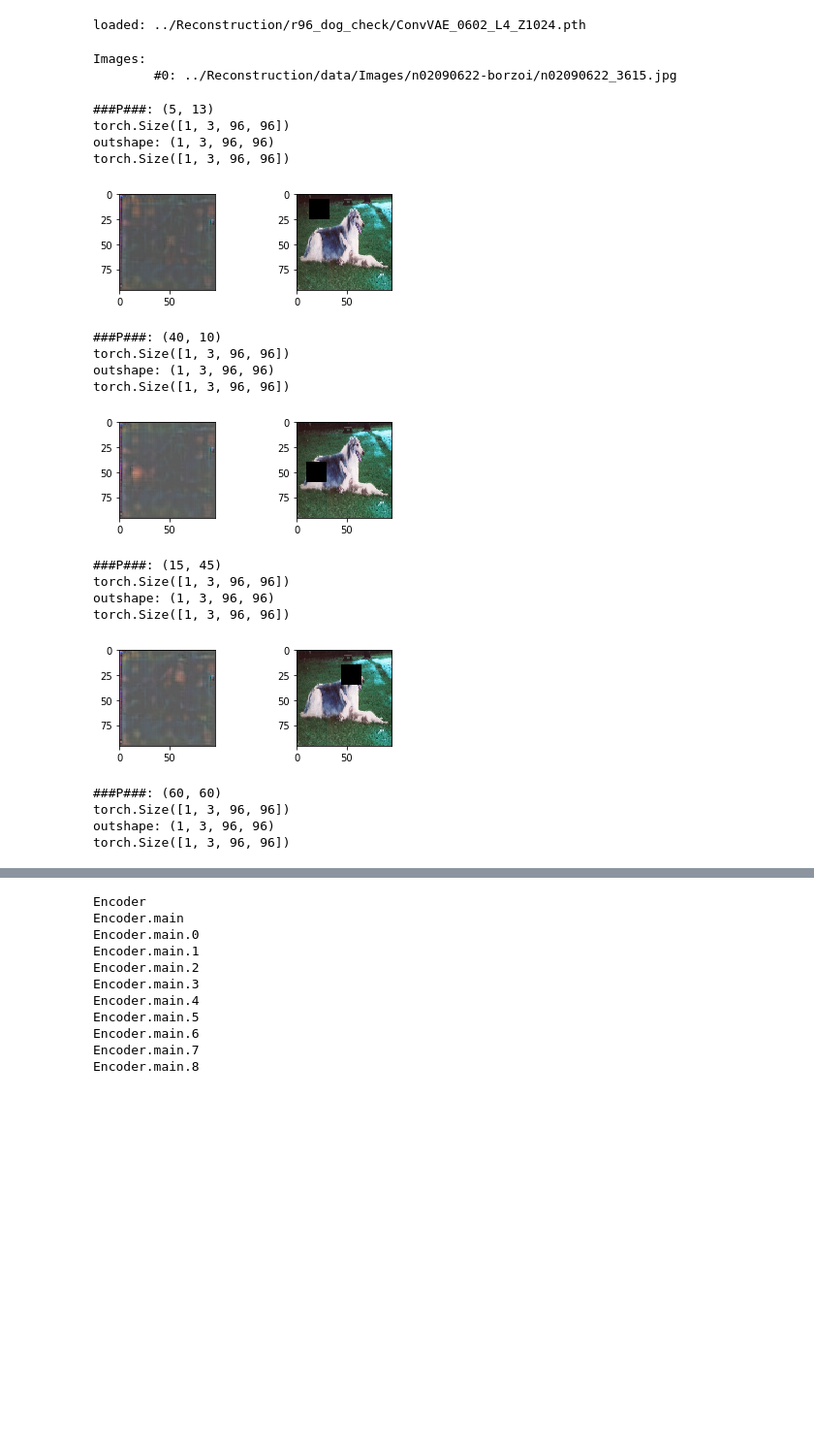
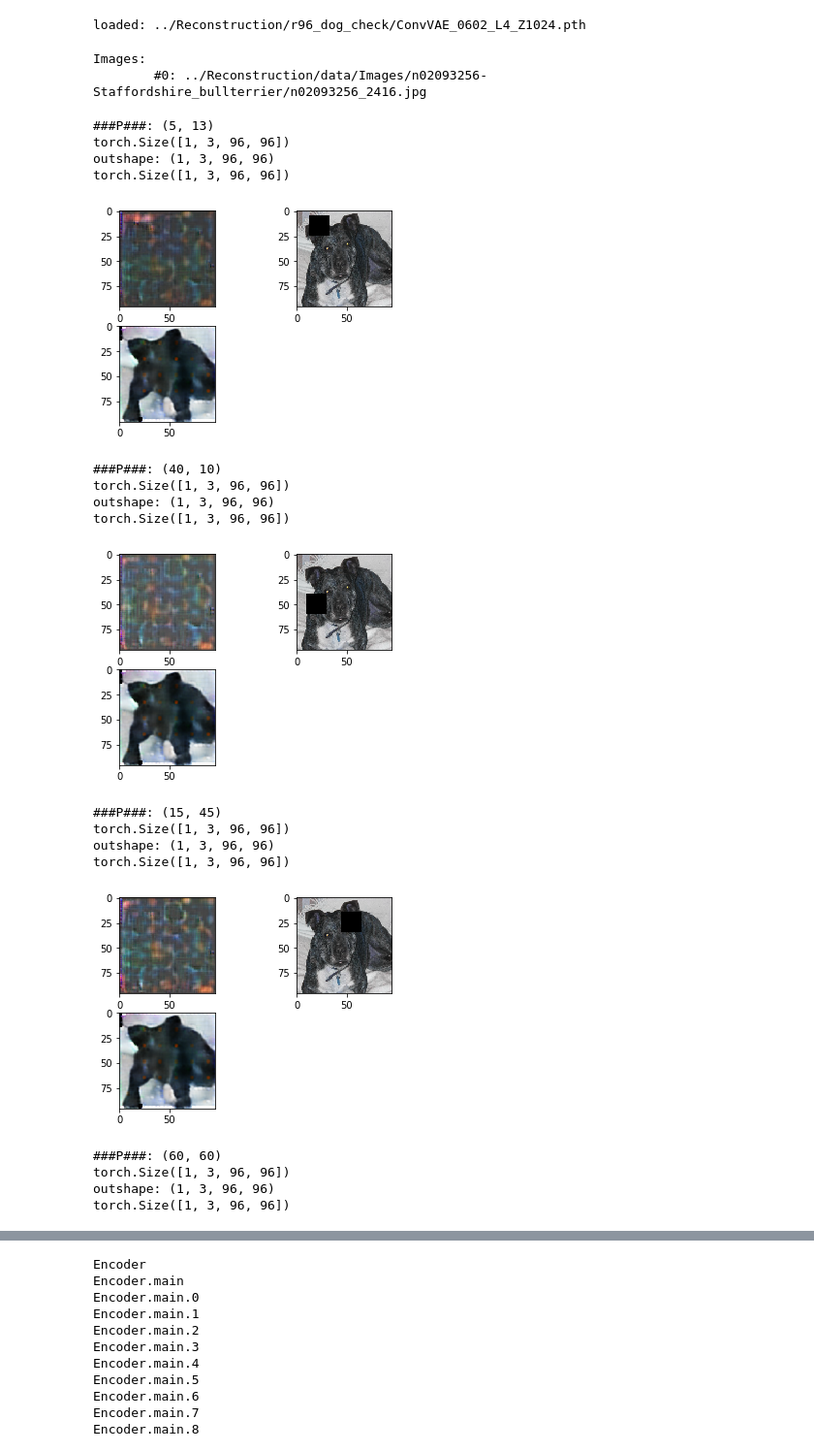
Before and after one commit to yangcyself/CS385ML, a Jupyter notebook: explanation/grad-cam-VAE-dog.ipynb, the cells around one changed output, grey strips where cells are left out. Shown at 97% size. Saved outputs shown, nothing was run; the diff lists cells and outputs as text; code cells hidden in the pictures; blank space fills up the shorter version.

```diff
--- a/explanation/grad-cam-VAE-dog.ipynb
+++ b/explanation/grad-cam-VAE-dog.ipynb
@@ -80,8 +80,11 @@ images = []
 raw_images = []
 print("Images:")
 #####IMAGES FOR DOG #######
-image_paths = ["../Reconstruction/data/Images/n02090622-borzoi/n02090622_3615.jpg"]#,"cat_dog.png"]
-image_paths = ["../Reconstruction/data/Images/n02090622-borzoi/n02090622_3615.jpg"]#,"cat_dog.png"]
+# image_paths = ["../Reconstruction/data/Images/n02090622-borzoi/n02090622_3615.jpg"]#,"cat_dog.png"]
+# image_paths = ["../Reconstruction/data/Images/n02095570-Lakeland_terrier/n02095570_1969.jpg"]#,"cat_dog.png"]
+# image_paths = ["../Reconstruction/data/Images/n02092002-Scottish_deerhound/n02092002_1147.jpg"]#,"cat_dog.png"]
+image_paths = ["../Reconstruction/data/Images/n02093256-Staffordshire_bullterrier/n02093256_2416.jpg"]#,"cat_dog.png"]
+
 
 for i, image_path in enumerate(image_paths):
     print("\t#{}: {}".format(i, image_path))
@@ -97,44 +100,46 @@ images = torch.stack(images).cuda()
 # raw_images = images
 # %% [output]
 Images:
-        #0: ../Reconstruction/data/Images/n02090622-borzoi/n02090622_3615.jpg
+        #0: ../Reconstruction/data/Images/n02093256-Staffordshire_bullterrier/n02093256_2416.jpg
 # %%
 def area_grad_cam(images, raw_images, pos, size = (6,6)):
 
     bp = GuidedBackPropagation(model=model)
     print(images.shape)
     out = bp.forward(images)
     out = out.cpu().detach().numpy()
     print("outshape:",out.shape)
 
     bp.backward(pos = pos, size = size)
     gradients = bp.generate()
     gradient = gradients[0]
 
     plt.subplot(221)
     plt.imshow(img_gradient(gradient))#,"gray")
     plt.subplot(222)
     plt.imshow(img_blockedArea(raw_images,pos,size)[0])
+    plt.subplot(223)
+    plt.imshow(BGR_RGB( out[0].transpose(1,2,0)))
     plt.show()
-for p in [(5,13),(40,10),(15,45),(60,60),(10,70)]:
+for p in [(5,13),(40,10),(15,45),(60,60),(10,70)]:# n02090622-borzoi/n02090622_3615.jpg
     print("###P###:",p)
     area_grad_cam(images, raw_images,pos = np.array([[*p]]), size = (20,20))
 # %% [output]
 ###P###: (5, 13)
 torch.Size([1, 3, 96, 96])
 outshape: (1, 3, 96, 96)
 torch.Size([1, 3, 96, 96])
-[figure, old version]
+[figure, new version]
 ###P###: (40, 10)
 torch.Size([1, 3, 96, 96])
 outshape: (1, 3, 96, 96)
 torch.Size([1, 3, 96, 96])
-[figure, old version]
+[figure, new version]
 ###P###: (15, 45)
 torch.Size([1, 3, 96, 96])
 outshape: (1, 3, 96, 96)
 torch.Size([1, 3, 96, 96])
-[figure, old version]
+[figure, new version]
 ###P###: (60, 60)
 torch.Size([1, 3, 96, 96])
 outshape: (1, 3, 96, 96)
```
Also changed, not shown: parts of 13 cells of this notebook, 2 other files.
